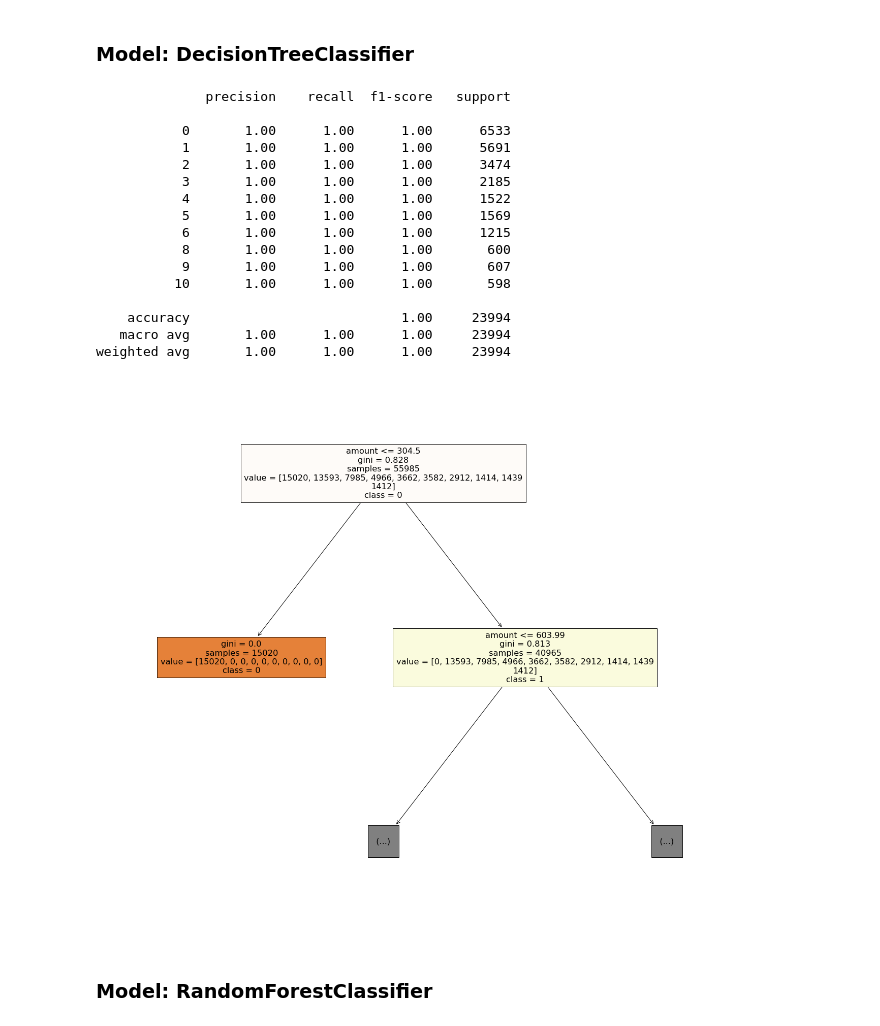
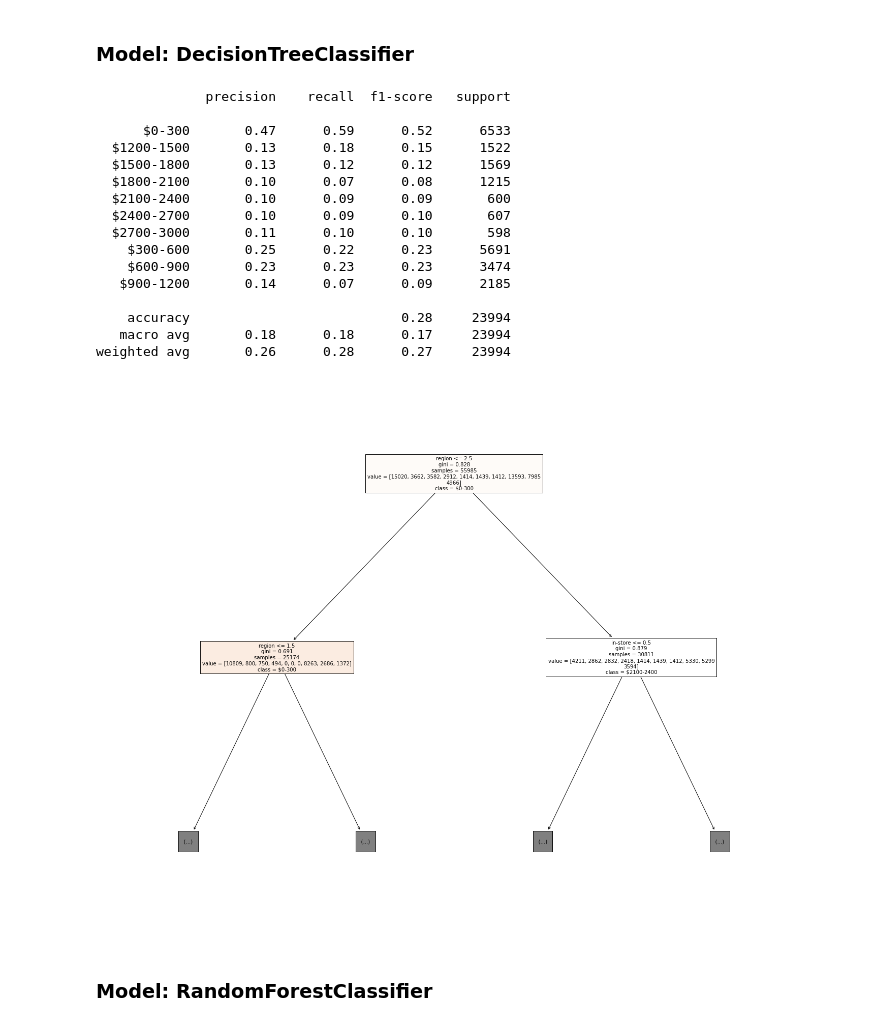
Before and after one commit to dreakian/DACP_XTOL_materials, a Jupyter notebook: custDemoClass.ipynb, the cells around one changed output. Saved outputs shown, nothing was run; the diff lists cells and outputs as text; code cells hidden in the pictures.

```diff
--- a/custDemoClass.ipynb
+++ b/custDemoClass.ipynb
@@ -188,4 +200,7 @@ dtype: int64
 # %%
 # this code WILL work -- no error message and no issue with the model being constructed
 
-data["age_bin"] = pd.cut(x=data["age"], bins=7, labels=[0, 1, 2, 3, 4, 5, 6])
+# using this version of the code will result in a slightly different classification report due to how the "bins" parameter is
+# changed
+
+# data["age_bin"] = pd.cut(x=data["age"], bins=7, labels=[0, 1, 2, 3, 4, 5, 6])
@@ -204,3 +207,9 @@ dtype: int64
+# %%
+# bins and labels have been modified to properly capture the full range of age values (18 to 85)
+
+# discretizes the "age" variable to change it from continous numerical to categorical discrete
+
+data["age_bin"] = pd.cut(data["age"], bins=8, labels=["10-20", "20-30", "30-40", "40-50", "50-60", "60-70", "70-80", "80-90"])
 # %%
 #this can be ignored -- just some EDA stuff
 
@@ -304,2 +316,20 @@ weighted avg       0.19      0.21      0.16     23994
 # %% [markdown]
 # Using "amount" as a depedent variable
+# %%
+# it is fundamental that the "feature space" be adjusted (modified and re-instantiated)
+# when new dependent variables are being used for model development
+
+# if the training data (X) variable is not adjusted, this will lead to classification reports that show 100% accuracy
+# which is both practically impossible and incorrect
+
+# this problem happens because the model is using the same training data it has already parsed, which means that it will
+# simply "memorize" the data, leading to an over-fit problem
+
+# Over-fitting generally should not happen in models that deal with Classification, as the depedent variables are
+# always categorical and discrete.
+
+# Over-fitting generally is more likely to occur in models that deal with Regression, as the dependent variables are
+# always continuous and numeric.
+
+X = data.iloc[:,[0, 1, 2, 4]]
+X.head()
@@ -306,2 +343,8 @@ weighted avg       0.19      0.21      0.16     23994
 # %%
-data["amount_bin"] = pd.cut(x=data["amount"], bins=10, labels=[0, 1, 2, 3, 4, 5, 6, 8, 9, 10])
+# discretizes the "amount" variable which turns it from a continuous numerical variable to a categorical discrete variable
+
+#
+
+data["amount_bin"] = pd.cut(data["amount"], bins=10, labels=["$0-300", "$300-600", "$600-900", "$900-1200", "$1200-1500", "$1500-1800", "$1800-2100", "$2100-2400", "$2400-2700", "$2700-3000"])
+
+y = data["amount_bin"]
@@ -310,8 +359,6 @@ y = data["amount_bin"]
 # %% [markdown]
 ### Model: DecisionTreeClassifier
 # %%
-X_train, X_test, y_train, y_test = train_test_split(X, y, test_size=0.30, random_state=123)
-
 algo = DecisionTreeClassifier()
 
 model = algo.fit(X_train, y_train)
@@ -322,26 +369,26 @@ print(classification_report(y_test, preds, zero_division=True))
 # %% [output]
               precision    recall  f1-score   support
 
-           0       1.00      1.00      1.00      6533
-           1       1.00      1.00      1.00      5691
-           2       1.00      1.00      1.00      3474
-           3       1.00      1.00      1.00      2185
-           4       1.00      1.00      1.00      1522
-           5       1.00      1.00      1.00      1569
-           6       1.00      1.00      1.00      1215
-           8       1.00      1.00      1.00       600
-           9       1.00      1.00      1.00       607
-          10       1.00      1.00      1.00       598
+      $0-300       0.47      0.59      0.52      6533
+  $1200-1500       0.13      0.18      0.15      1522
+  $1500-1800       0.13      0.12      0.12      1569
+  $1800-2100       0.10      0.07      0.08      1215
+  $2100-2400       0.10      0.09      0.09       600
+  $2400-2700       0.10      0.09      0.10       607
+  $2700-3000       0.11      0.10      0.10       598
+    $300-600       0.25      0.22      0.23      5691
+    $600-900       0.23      0.23      0.23      3474
+   $900-1200       0.14      0.07      0.09      2185
 
-    accuracy                           1.00     23994
-   macro avg       1.00      1.00      1.00     23994
-weighted avg       1.00      1.00      1.00     23994
+    accuracy                           0.28     23994
+   macro avg       0.18      0.18      0.17     23994
+weighted avg       0.26      0.28      0.27     23994
 # %%
 fig = plt.figure(figsize=(25,20))
 
-tree = plot_tree(model, feature_names=X.columns, class_names=["0", "1", "2", "3", "4", "5", "6", "7", "8", "9", "10"], filled=True, max_depth=1)
+tree = plot_tree(model, feature_names=X.columns, class_names=["$0-300", "$300-600", "$600-900", "$900-1200", "$1200-1500", "$1500-1800", "$1800-2100", "$2100-2400", "$2400-2700", "$2700-3000"], filled=True, max_depth=1)
 # %% [output]
-[figure, old version]
+[figure, new version]
 # %% [markdown]
 ### Model: RandomForestClassifier
 # %%
```
Also changed, not shown: parts of 36 cells of this notebook.
